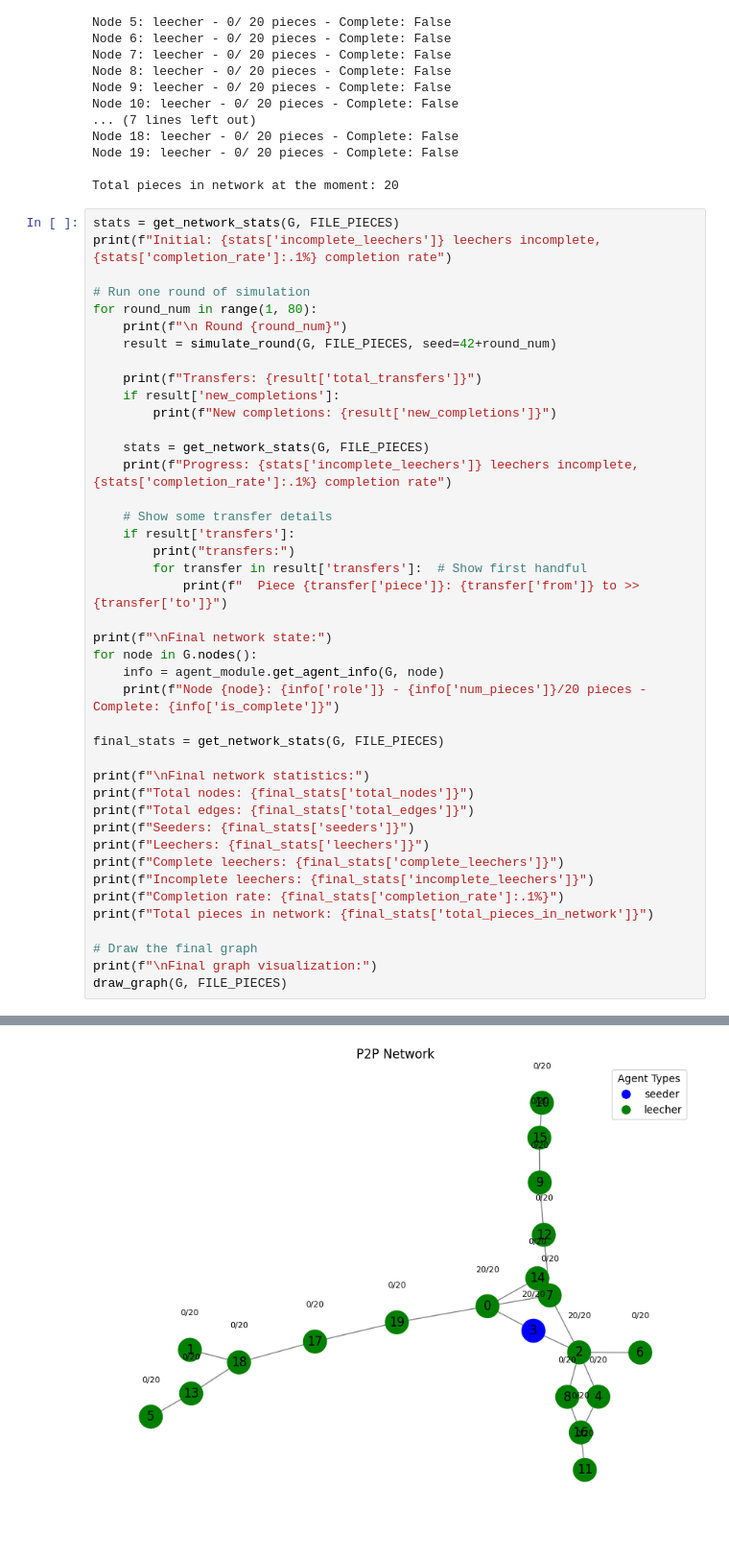
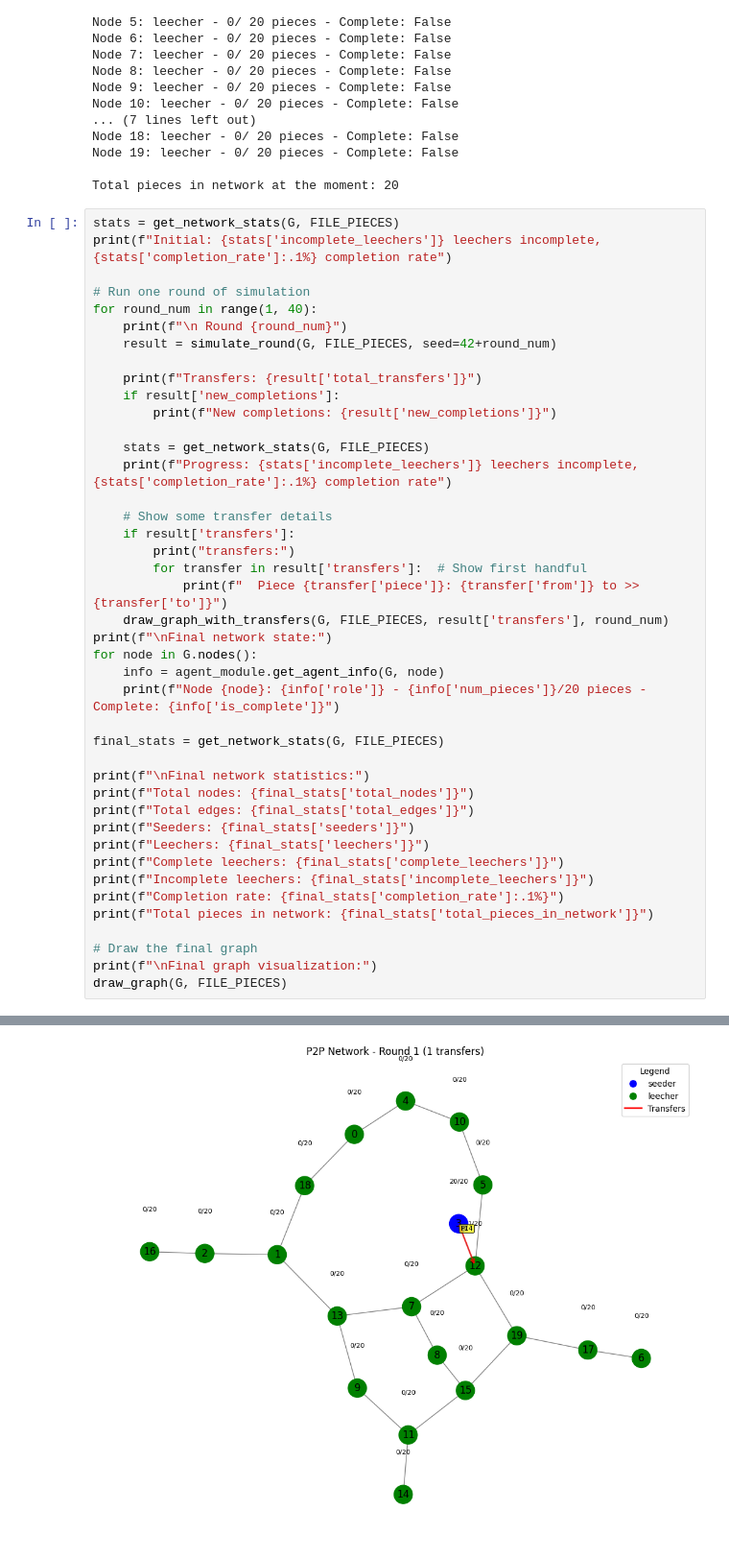
Before and after one commit to jbwod/COMP4403-Project, a Jupyter notebook: notebooks/test.ipynb, the cells around one changed output, grey strips where cells are left out. Shown at 96% size. Drawn from its saved outputs; the diff is of its cells as text.

Commit message:
Draw Graph with Transfers

```diff
--- a/notebooks/test.ipynb
+++ b/notebooks/test.ipynb
@@ -52,7 +52,7 @@ stats = get_network_stats(G, FILE_PIECES)
 print(f"Initial: {stats['incomplete_leechers']} leechers incomplete, {stats['completion_rate']:.1%} completion rate")
 
 # Run one round of simulation
-for round_num in range(1, 80):
+for round_num in range(1, 40):
     print(f"\n Round {round_num}")
     result = simulate_round(G, FILE_PIECES, seed=42+round_num)
 
@@ -68,7 +68,7 @@ for round_num in range(1, 80):
         print("transfers:")
         for transfer in result['transfers']:  # Show first handful
             print(f"  Piece {transfer['piece']}: {transfer['from']} to >> {transfer['to']}")
-
+    draw_graph_with_transfers(G, FILE_PIECES, result['transfers'], round_num)
 print(f"\nFinal network state:")
 for node in G.nodes():
     info = agent_module.get_agent_info(G, node)
@@ -110 +100 @@ Final graph visualization:
-[figure, old version]
+[figure, new version]
```
Also changed, not shown: parts of 2 cells of this notebook, 3 other files.
